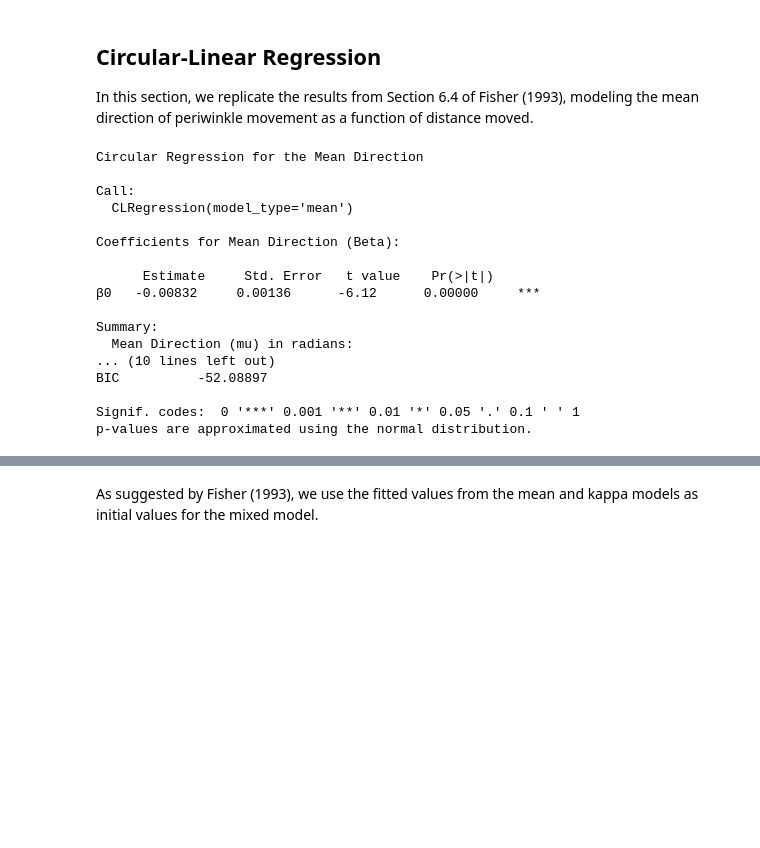
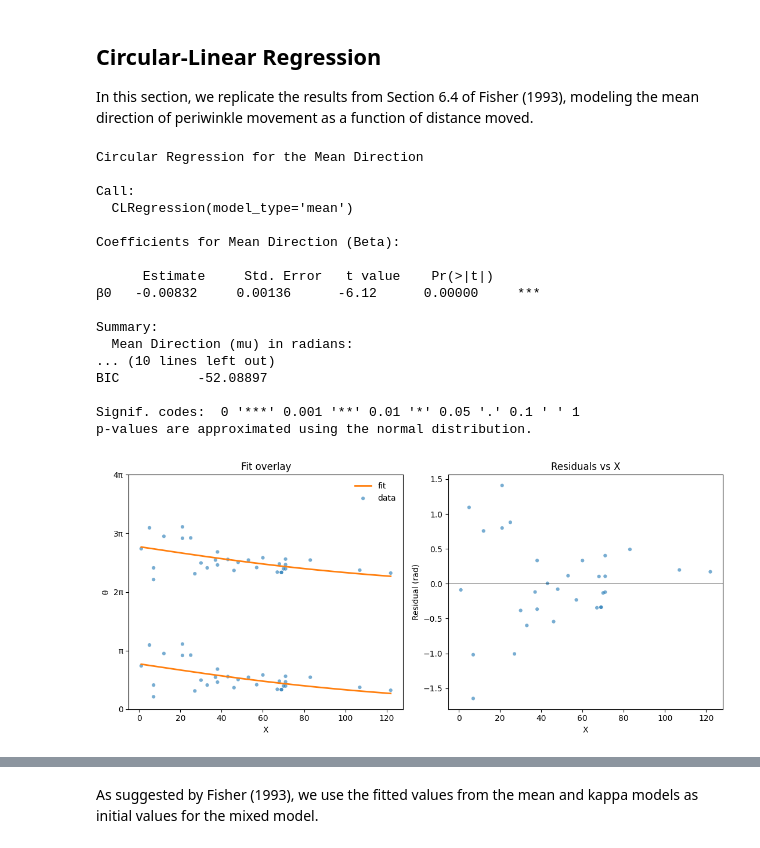
Before and after one commit to circstat/pycircstat2, a Jupyter notebook: examples/T4-regression.ipynb, the cells around one changed output, grey strips where cells are left out. Cells and saved outputs as stored; diff of their text form; code cells hidden in the pictures; blank space fills up the shorter version.

```diff
--- a/examples/T4-regression.ipynb
+++ b/examples/T4-regression.ipynb
@@ -68,26 +78,28 @@ data_cl = pd.DataFrame({"X": X, "θ": θ})
 # %%
 # Fit the mean direction only model
 # This implmentation is ported from R package circular's lm.circular.cl and we arrive at the same results
 cl_reg_mean = CLRegression(formula="θ ~ X", model_type="mean", data=data_cl, tol=1e-10)
+cl_reg_mean.plot()
 cl_reg_mean.summary()
 # %% [output]
 Circular Regression for the Mean Direction
 
 Call:
   CLRegression(model_type='mean')
 
 Coefficients for Mean Direction (Beta):
 
       Estimate     Std. Error   t value    Pr(>|t|)
 β0   -0.00832     0.00136      -6.12      0.00000     ***
 
 Summary:
   Mean Direction (mu) in radians:
 ... (10 lines left out)
 BIC          -52.08897
 
 Signif. codes:  0 '***' 0.001 '**' 0.01 '*' 0.05 '.' 0.1 ' ' 1
 p-values are approximated using the normal distribution.
+[figure, added]
 # %%
 # Fit the concentration only model
 cl_reg_kappa = CLRegression(
```
Also changed, not shown: parts of 8 cells of this notebook, 2 other files.
